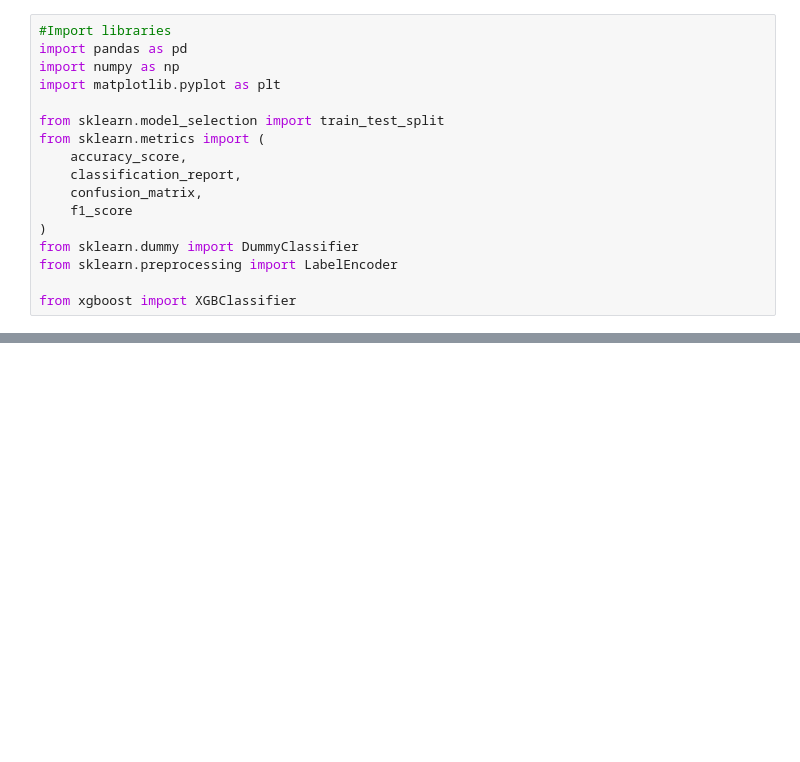
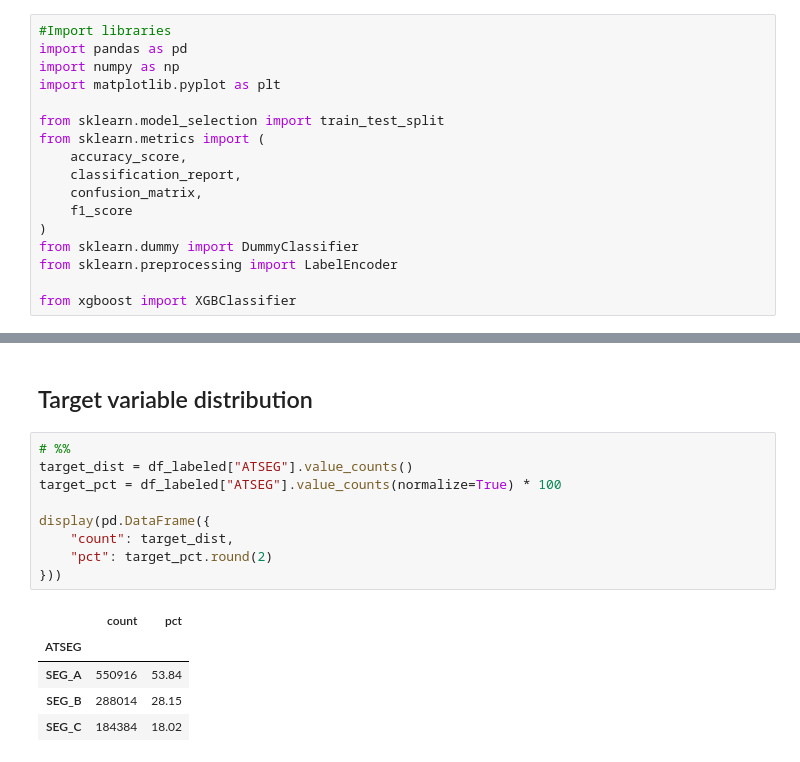
Before and after one commit to david-bazalduaa/Pfizer-segmentation-Ulcerative-Colitis, a Jupyter notebook: XGBoostModel.ipynb, the cells around one changed output, grey strips where cells are left out. Cells and saved outputs as stored; diff of their text form; blank space fills up the shorter version.

```diff
--- a/XGBoostModel.ipynb
+++ b/XGBoostModel.ipynb
@@ -42,0 +48,17 @@ Unlabeled shape: (776752, 68)
+# %% [markdown]
+## Target variable distribution
+# %%
+# %%
+target_dist = df_labeled["ATSEG"].value_counts()
+target_pct = df_labeled["ATSEG"].value_counts(normalize=True) * 100
+
+display(pd.DataFrame({
+    "count": target_dist,
+    "pct": target_pct.round(2)
+}))
+# %% [output]
+|  | count | pct |
+| ATSEG |  |  |
+| SEG_A | 550916 | 53.84 |
+| SEG_B | 288014 | 28.15 |
+| SEG_C | 184384 | 18.02 |
```
Also changed, not shown: parts of 32 cells of this notebook.
